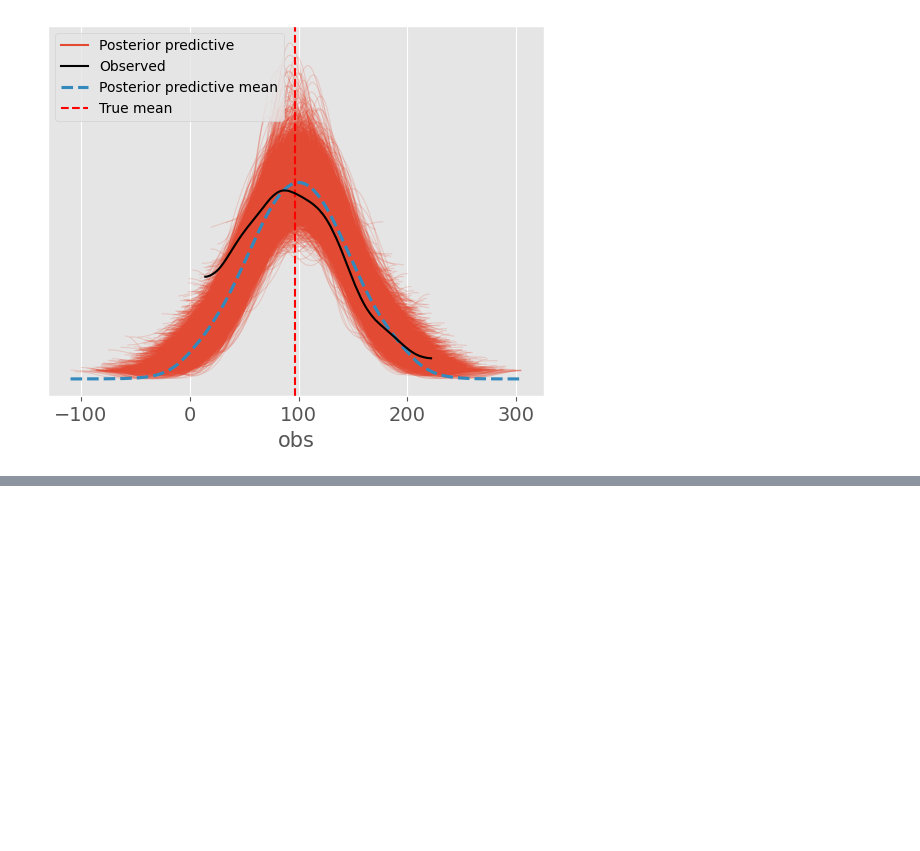
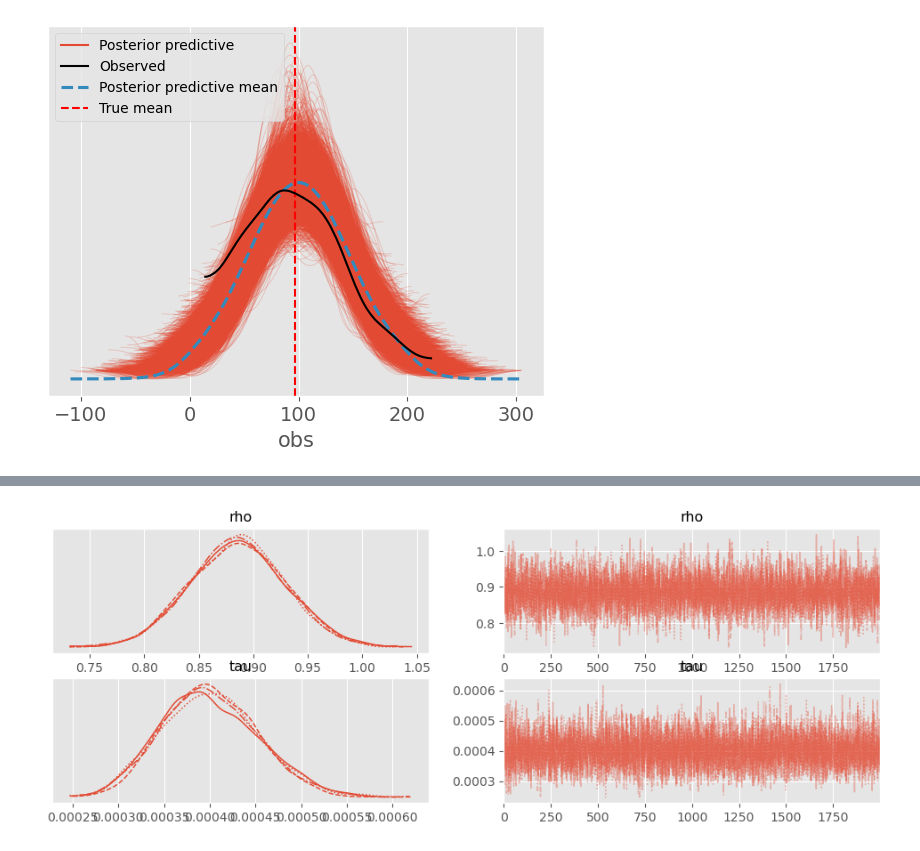
Before and after one commit to auspect/Bayesian_TS, a Jupyter notebook: Notebooks/pymc_nbk1.ipynb, the cells around one changed output, grey strips where cells are left out. Drawn from its saved outputs; the diff is of its cells as text; code cells hidden in the pictures; blank space fills up the shorter version.

```diff
--- a/Notebooks/pymc_nbk1.ipynb
+++ b/Notebooks/pymc_nbk1.ipynb
@@ -96,0 +103,7 @@ ax.legend(fontsize=10);
+# %%
+# AR(1) model with 2000 samples
+with pm.Model() as model_ar1:
+    rho = pm.Normal("rho", mu=0, sigma=1)
+    tau = pm.HalfCauchy("tau", beta=10)
+    obs = pm.AR("obs", rho=rho, tau=tau, observed=df["IsCanceled"], ar_order=1, init_dist=pm.Normal.dist(mu=mu_prior, sigma=sigma_prior))
+    idata_ar1 = pm.sample(2000, tune=2000, return_inferencedata=True)
@@ -96,0 +117,4 @@ ax.legend(fontsize=10);
+# %%
+az.plot_trace(idata_ar1);
+# %% [output]
+[figure, added]
```
Also changed, not shown: parts of 11 cells of this notebook.
